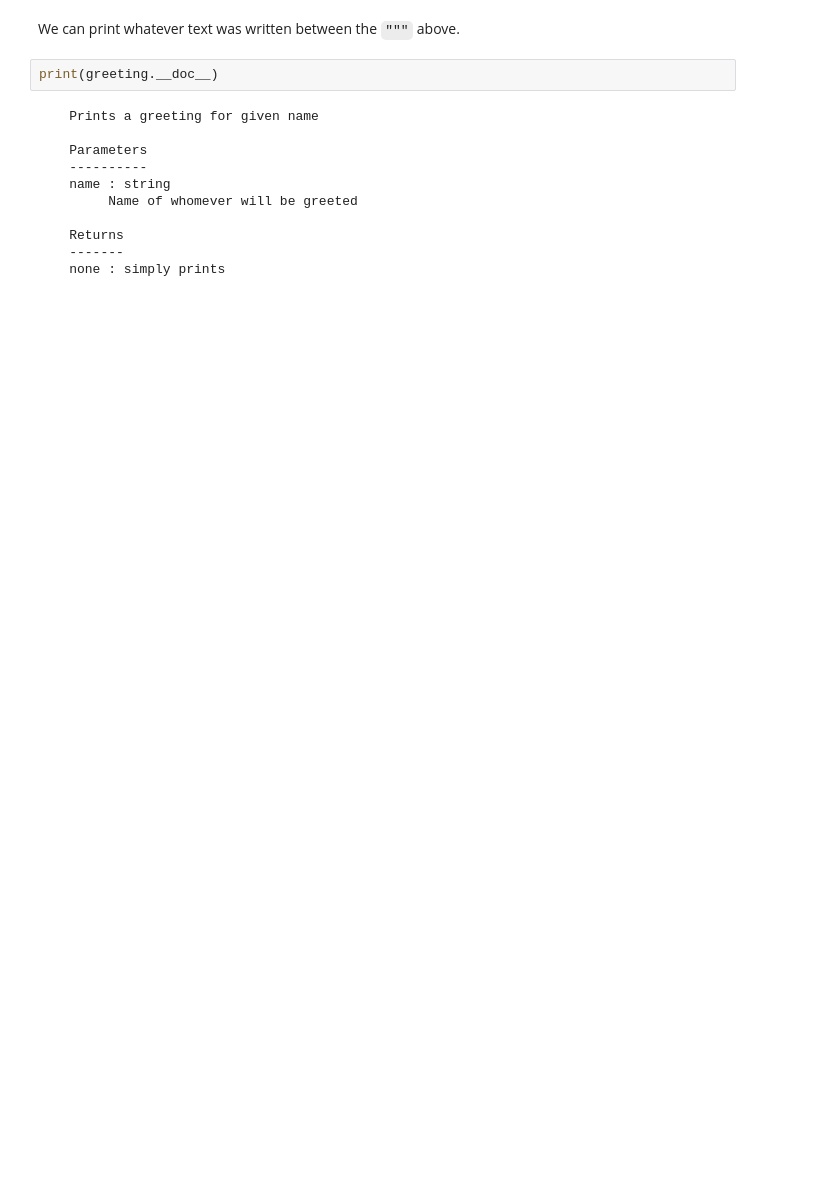
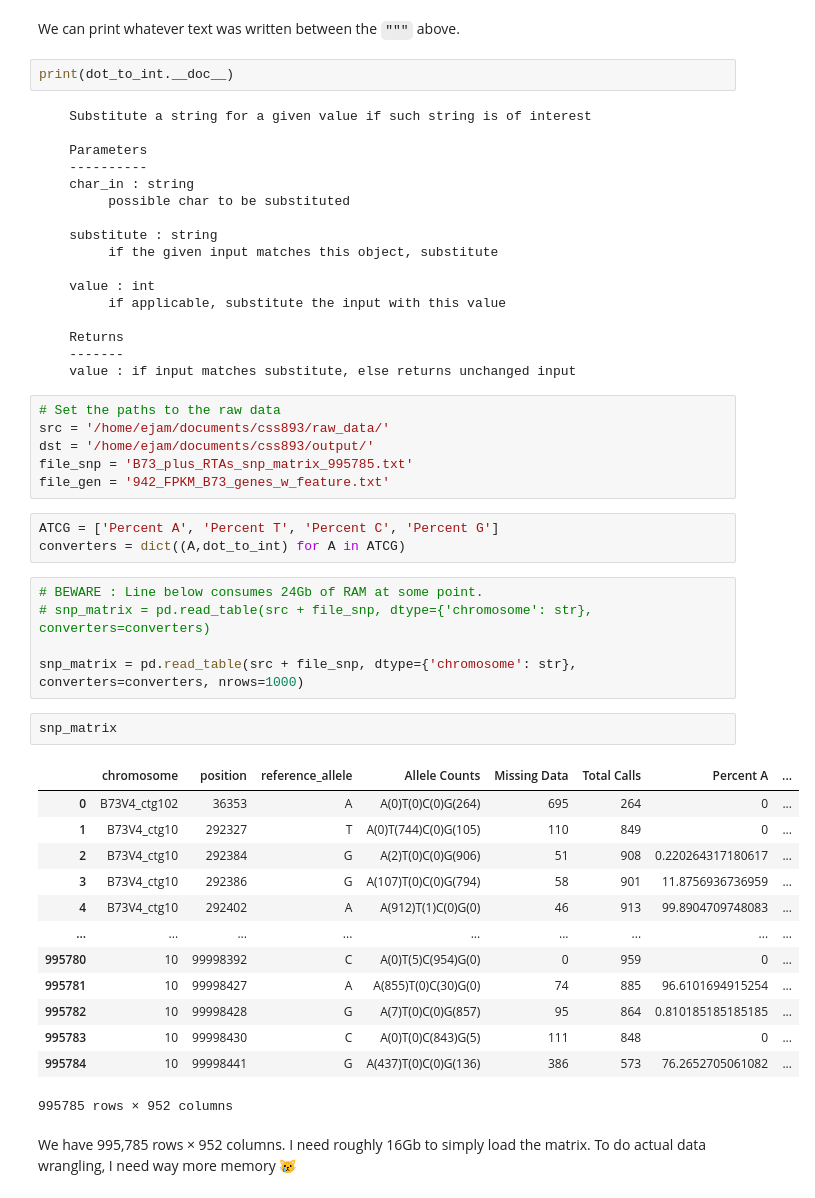
Before and after one commit to mckenaliphamr/GoGreen, a Jupyter notebook: 1module/module1.ipynb, the cells around one changed output. Cells and saved outputs as stored; diff of their text form; blank space fills up the shorter version.

```diff
--- a/1module/module1.ipynb
+++ b/1module/module1.ipynb
@@ -57,15 +66,53 @@ Nice to have you here, Erik !
 # %% [markdown]
 We can print whatever text was written between the `"""` above.
 # %%
-print(greeting.__doc__)
+print(dot_to_int.__doc__)
 # %% [output]
-    Prints a greeting for given name
+    Substitute a string for a given value if such string is of interest
 
     Parameters
     ----------
-    name : string
-         Name of whomever will be greeted
+    char_in : string
+         possible char to be substituted
+
+    substitute : string
+         if the given input matches this object, substitute
+
+    value : int
+         if applicable, substitute the input with this value
 
     Returns
     -------
-    none : simply prints
+    value : if input matches substitute, else returns unchanged input
+# %%
+# Set the paths to the raw data
+src = '/home/ejam/documents/css893/raw_data/'
+dst = '/home/ejam/documents/css893/output/'
+file_snp = 'B73_plus_RTAs_snp_matrix_995785.txt'
+file_gen = '942_FPKM_B73_genes_w_feature.txt'
+# %%
+ATCG = ['Percent A', 'Percent T', 'Percent C', 'Percent G']
+converters = dict((A,dot_to_int) for A in ATCG)
+# %%
+# BEWARE : Line below consumes 24Gb of RAM at some point.
+# snp_matrix = pd.read_table(src + file_snp, dtype={'chromosome': str}, converters=converters)
+
+snp_matrix = pd.read_table(src + file_snp, dtype={'chromosome': str}, converters=converters, nrows=1000)
+# %%
+snp_matrix
+# %% [output]
+|  | chromosome | position | reference_allele | Allele Counts | Missing Data | Total Calls | Percent A | ... |
+| 0 | B73V4_ctg102 | 36353 | A | A(0)T(0)C(0)G(264) | 695 | 264 | 0 | ... |
+| 1 | B73V4_ctg10 | 292327 | T | A(0)T(744)C(0)G(105) | 110 | 849 | 0 | ... |
+| 2 | B73V4_ctg10 | 292384 | G | A(2)T(0)C(0)G(906) | 51 | 908 | 0.220264317180617 | ... |
+| 3 | B73V4_ctg10 | 292386 | G | A(107)T(0)C(0)G(794) | 58 | 901 | 11.8756936736959 | ... |
+| 4 | B73V4_ctg10 | 292402 | A | A(912)T(1)C(0)G(0) | 46 | 913 | 99.8904709748083 | ... |
+| ... | ... | ... | ... | ... | ... | ... | ... | ... |
+| 995780 | 10 | 99998392 | C | A(0)T(5)C(954)G(0) | 0 | 959 | 0 | ... |
+| 995781 | 10 | 99998427 | A | A(855)T(0)C(30)G(0) | 74 | 885 | 96.6101694915254 | ... |
+| 995782 | 10 | 99998428 | G | A(7)T(0)C(0)G(857) | 95 | 864 | 0.810185185185185 | ... |
+| 995783 | 10 | 99998430 | C | A(0)T(0)C(843)G(5) | 111 | 848 | 0 | ... |
+| 995784 | 10 | 99998441 | G | A(437)T(0)C(0)G(136) | 386 | 573 | 76.2652705061082 | ... |
+995785 rows × 952 columns
+# %% [markdown]
+We have 995,785 rows × 952 columns. I need roughly 16Gb to simply load the matrix. To do actual data wrangling, I need way more memory 😿
```
Also changed, not shown: parts of 21 cells of this notebook, 4 other files.
